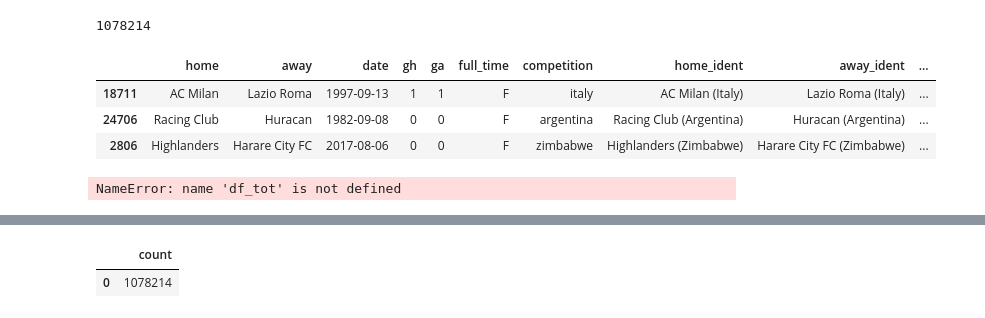
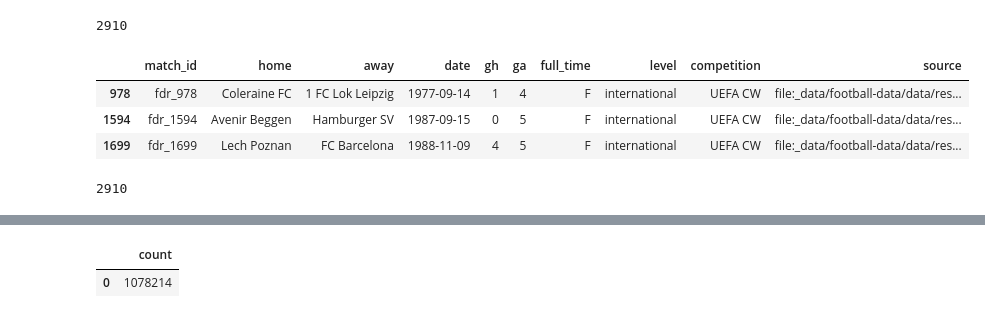
Before and after one commit to rosolimo212/sport, a Jupyter notebook: old_data.ipynb, the cells around one changed output, grey strips where cells are left out. Saved outputs shown, nothing was run; the diff lists cells and outputs as text; code cells hidden in the pictures.

Commit message:
columns format to sql

```diff
--- a/old_data.ipynb
+++ b/old_data.ipynb
@@ -352,10 +354,11 @@ for path, subdirs, files in os.walk(root):
 
 # всё собираем в один даатфрейм
 df_tot=pd.DataFrame()
-for file in file_lst:
+for file in file_lst[-3:]:
 #     print(file)
     b=pd.read_csv(file)
     b['file']=file
     df_tot=pd.concat([df_tot, b])
 df_tot['match_id']=range(len(df_tot))
+df_tot['match_id']='fdr_'+df_tot['match_id'].astype('str')
 # %% [output]
@@ -364,12 +367,27 @@ Wall time: 1min 52s
 # %%
 len(df_tot)
 # %% [output]
-1078214
+2910
+# %%
+# собираем пак для записи в SQL
+df_tot['source'] = 'file:_'+df_tot['file']
+columns_to_sql = [
+       'match_id',
+       'home', 'away', 'date', 'gh', 'ga', 'full_time',
+       'level', 'competition',
+       'source'
+            ]
+
+df_to_sql = df_tot[columns_to_sql]
 # %%
-df_tot.sample(3)
+df_to_sql.sample(3)
 # %% [output]
-|  | home | away | date | gh | ga | full_time | competition | home_ident | away_ident | ... |
-| 18711 | AC Milan | Lazio Roma | 1997-09-13 | 1 | 1 | F | italy | AC Milan (Italy) | Lazio Roma (Italy) | ... |
-| 24706 | Racing Club | Huracan | 1982-09-08 | 0 | 0 | F | argentina | Racing Club (Argentina) | Huracan (Argentina) | ... |
-| 2806 | Highlanders | Harare City FC | 2017-08-06 | 0 | 0 | F | zimbabwe | Highlanders (Zimbabwe) | Harare City FC (Zimbabwe) | ... |
+|  | match_id | home | away | date | gh | ga | full_time | level | competition | source |
+| 978 | fdr_978 | Coleraine FC | 1 FC Lok Leipzig | 1977-09-14 | 1 | 4 | F | international | UEFA CW | file:_data/football-data/data/res... |
+| 1594 | fdr_1594 | Avenir Beggen | Hamburger SV | 1987-09-15 | 0 | 5 | F | international | UEFA CW | file:_data/football-data/data/res... |
+| 1699 | fdr_1699 | Lech Poznan | FC Barcelona | 1988-11-09 | 4 | 5 | F | international | UEFA CW | file:_data/football-data/data/res... |
+# %%
+len(df_to_sql)
+# %% [output]
+2910
 # %%
@@ -377,4 +395,2 @@ main_engine=get_engine()
 # %%
-df_tot.to_sql('footbal_data', con=main_engine, if_exists='append')
+df_to_sql[0:3].to_sql('footbal_data_temp1', con=main_engine, if_exists='append', index=False)
-# %% [output]
-NameError: name 'df_tot' is not defined
```
Also changed, not shown: parts of 8 cells of this notebook, 1 other file.
